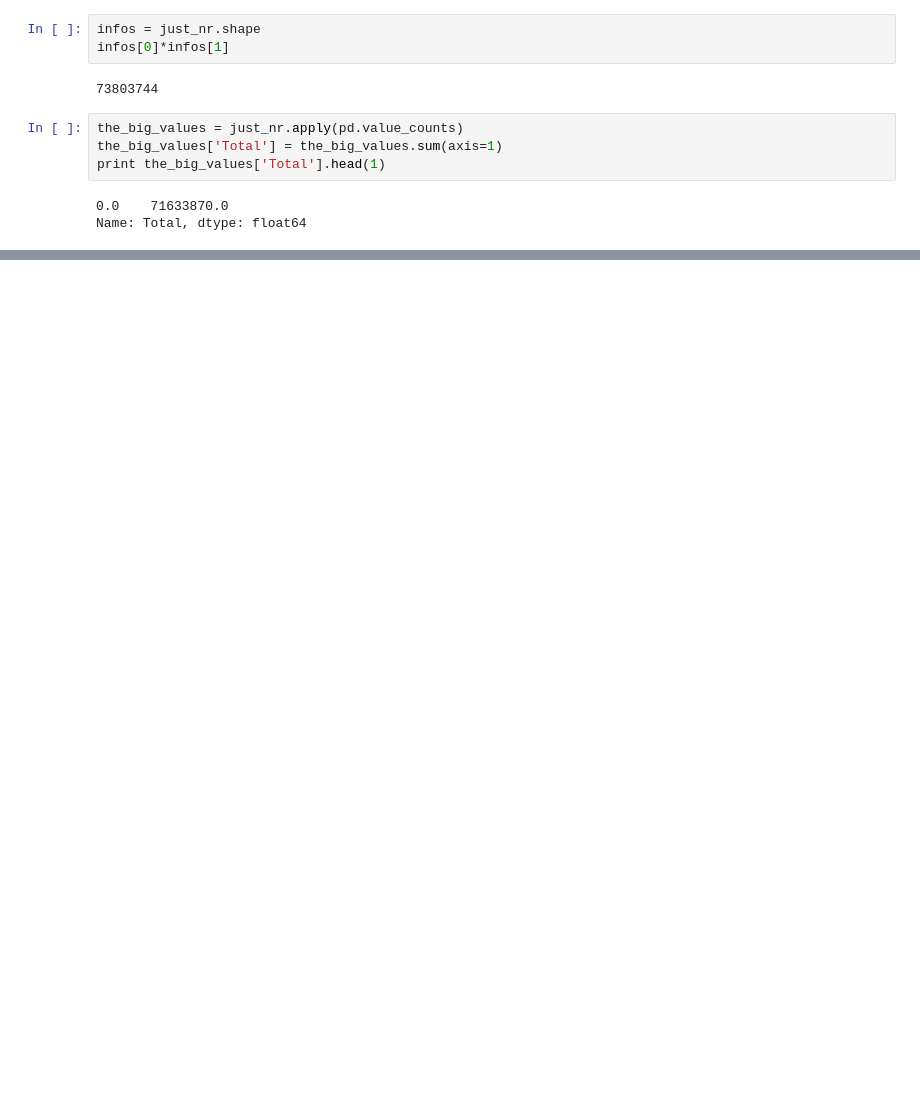
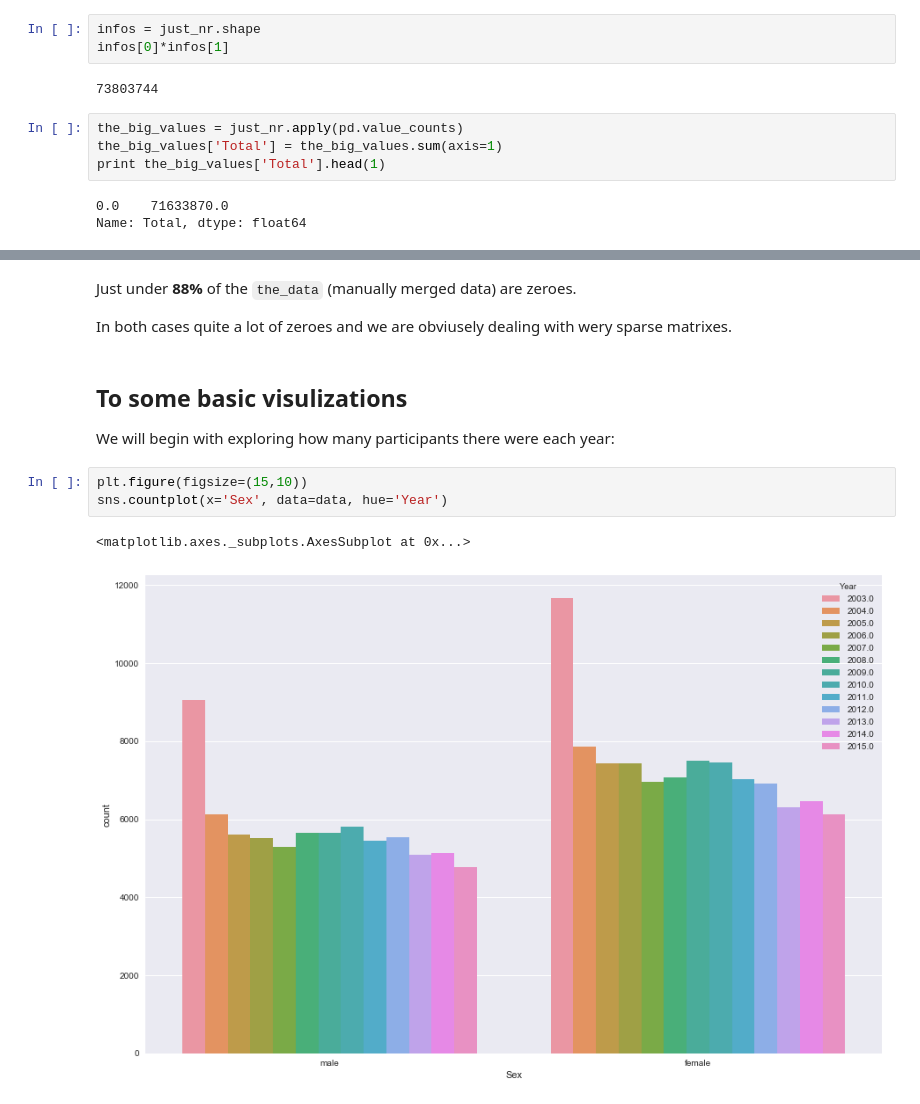
Before and after one commit to larahronn/atus_clustering, a Jupyter notebook: lara_cap/data_basic_vis.ipynb, the cells around one changed output, grey strips where cells are left out. Saved outputs shown, nothing was run; the diff lists cells and outputs as text; blank space fills up the shorter version.

Commit message:
style: rearrange setup
Move plots and algorithms within the_clustersto get better comprehense of the project. Visualisation back to data_basic_vis.

```diff
--- a/lara_cap/data_basic_vis.ipynb
+++ b/lara_cap/data_basic_vis.ipynb
@@ -153,0 +100,13 @@ High five! You successfuly sent some data to your account on plotly. View your p
+# %% [markdown]
+Just under **88%** of the `the_data` (manually merged data) are zeroes.
+
+In both cases quite a lot of zeroes and we are obviusely dealing with wery sparse matrixes.
+# %% [markdown]
+## To some basic visulizations
+We will begin with exploring how many participants there were each year:
+# %%
+plt.figure(figsize=(15,10))
+sns.countplot(x='Sex', data=data, hue='Year')
+# %% [output]
+<matplotlib.axes._subplots.AxesSubplot at 0x...>
+[figure, added]
```
Also changed, not shown: parts of 46 cells of this notebook, 2 other files.
